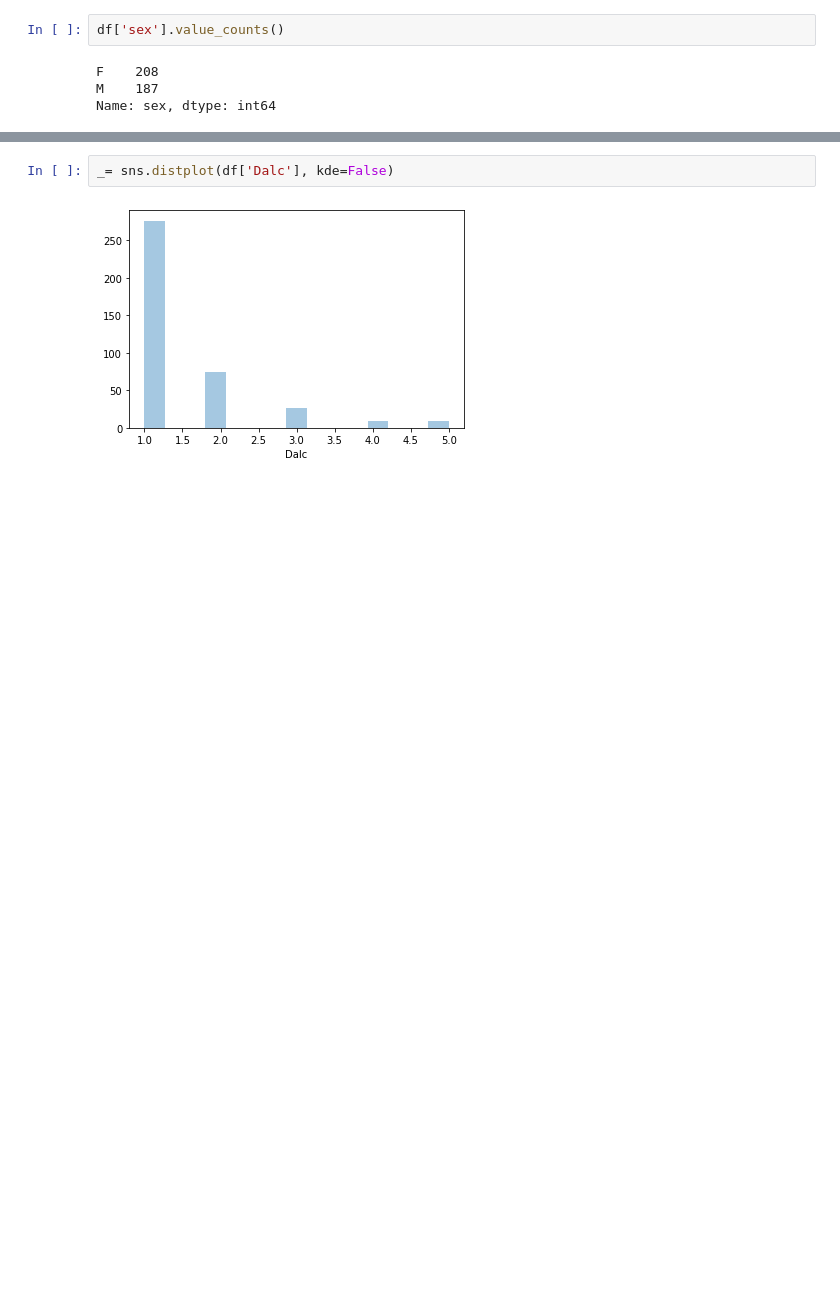
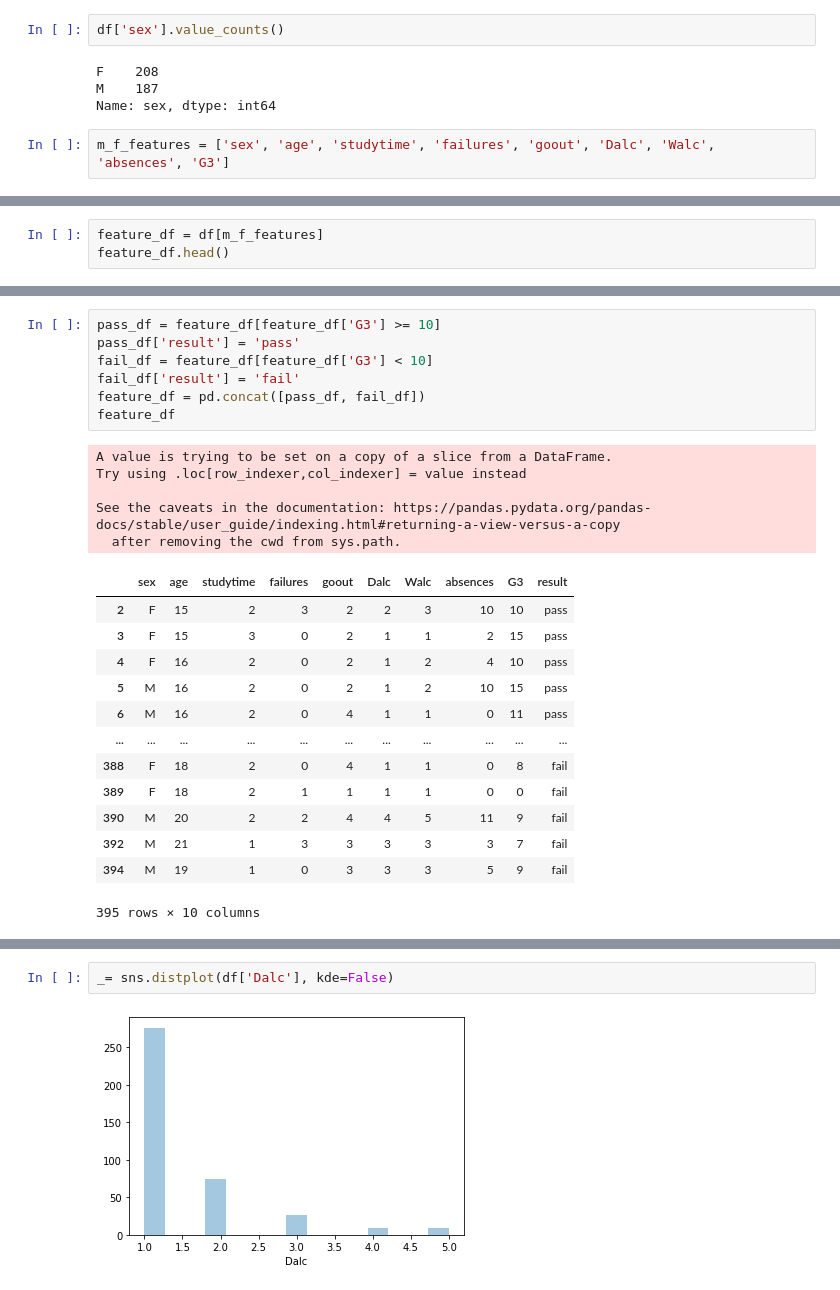
Before and after one commit to APNovichkov/python-ml, a Jupyter notebook: final-project/final-project.ipynb, the cells around one changed output, grey strips where cells are left out. Cells and saved outputs as stored; diff of their text form; blank space fills up the shorter version.

```diff
--- a/final-project/final-project.ipynb
+++ b/final-project/final-project.ipynb
@@ -42,3 +47,5 @@ df['sex'].value_counts()
 F    208
 M    187
 Name: sex, dtype: int64
+# %%
+m_f_features = ['sex', 'age', 'studytime', 'failures', 'goout', 'Dalc', 'Walc', 'absences', 'G3']
@@ -44,0 +62,3 @@ Name: sex, dtype: int64
+# %%
+feature_df = df[m_f_features]
+feature_df.head()
@@ -44,0 +85,26 @@ Name: sex, dtype: int64
+# %%
+pass_df = feature_df[feature_df['G3'] >= 10]
+pass_df['result'] = 'pass'
+fail_df = feature_df[feature_df['G3'] < 10]
+fail_df['result'] = 'fail'
+feature_df = pd.concat([pass_df, fail_df])
+feature_df
+# %% [output]
+A value is trying to be set on a copy of a slice from a DataFrame.
+Try using .loc[row_indexer,col_indexer] = value instead
+
+See the caveats in the documentation: https://pandas.pydata.org/pandas-docs/stable/user_guide/indexing.html#returning-a-view-versus-a-copy
+  after removing the cwd from sys.path.
+|  | sex | age | studytime | failures | goout | Dalc | Walc | absences | G3 | result |
+| 2 | F | 15 | 2 | 3 | 2 | 2 | 3 | 10 | 10 | pass |
+| 3 | F | 15 | 3 | 0 | 2 | 1 | 1 | 2 | 15 | pass |
+| 4 | F | 16 | 2 | 0 | 2 | 1 | 2 | 4 | 10 | pass |
+| 5 | M | 16 | 2 | 0 | 2 | 1 | 2 | 10 | 15 | pass |
+| 6 | M | 16 | 2 | 0 | 4 | 1 | 1 | 0 | 11 | pass |
+| ... | ... | ... | ... | ... | ... | ... | ... | ... | ... | ... |
+| 388 | F | 18 | 2 | 0 | 4 | 1 | 1 | 0 | 8 | fail |
+| 389 | F | 18 | 2 | 1 | 1 | 1 | 1 | 0 | 0 | fail |
+| 390 | M | 20 | 2 | 2 | 4 | 4 | 5 | 11 | 9 | fail |
+| 392 | M | 21 | 1 | 3 | 3 | 3 | 3 | 3 | 7 | fail |
+| 394 | M | 19 | 1 | 0 | 3 | 3 | 3 | 5 | 9 | fail |
+395 rows × 10 columns
```
Also changed, not shown: parts of 8 cells of this notebook.
